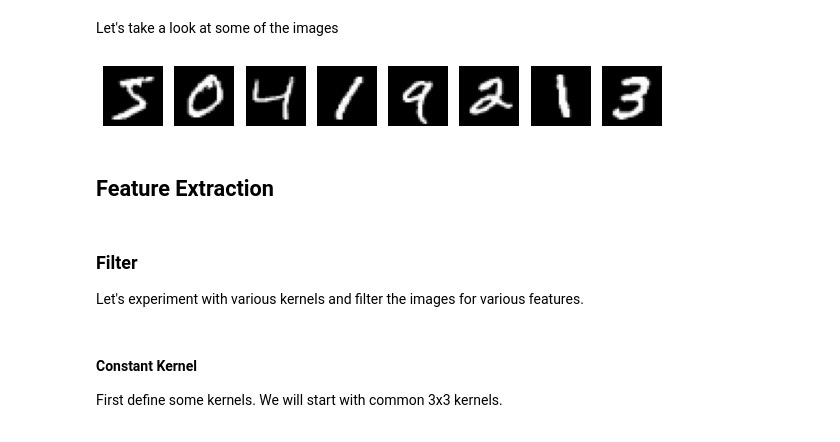
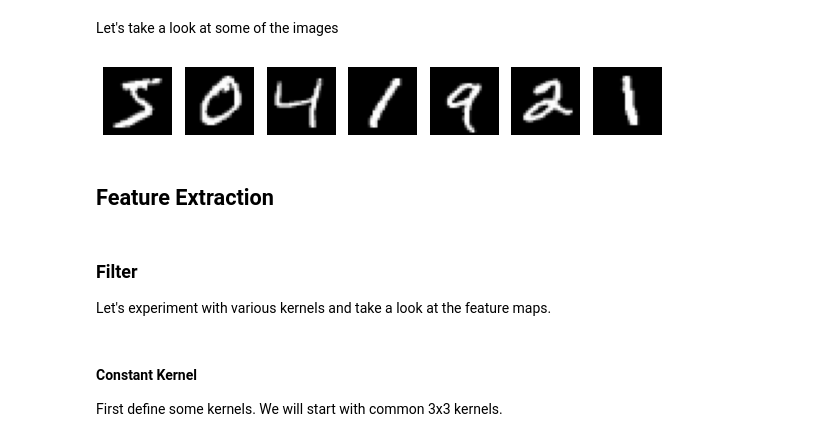
Before and after one commit to maxzirps/mnist, a Jupyter notebook: MNIST.ipynb, the cells around one changed output. Saved outputs shown, nothing was run; the diff lists cells and outputs as text; code cells hidden in the pictures.

Commit message:
Add visualisation of feature maps

```diff
--- a/MNIST.ipynb
+++ b/MNIST.ipynb
@@ -24,22 +27,22 @@ assert y_test.shape == (10000,)
 # %% [markdown]
 Let's take a look at some of the images
 # %%
-nr_of_images = 8
+nr_of_images = 7
 
 fig = plt.figure(figsize=(10,10))
 
 for i in range(nr_of_images):
   fig.add_subplot(1, nr_of_images, i+1)
   plt.imshow(x_train[i], cmap="gray")
   plt.axis('off')
 # %% [output]
-[figure, old version]
+[figure, new version]
 # %% [markdown]
 ## Feature Extraction
 # %% [markdown]
 ### Filter
 
-Let's experiment with various kernels and filter the images for various features.
+Let's experiment with various kernels and take a look at the feature maps.
 # %%
 def plot_kernels(kernels):
   """ Plot the given kernels in one row
```
Also changed, not shown: parts of 4 cells of this notebook.
